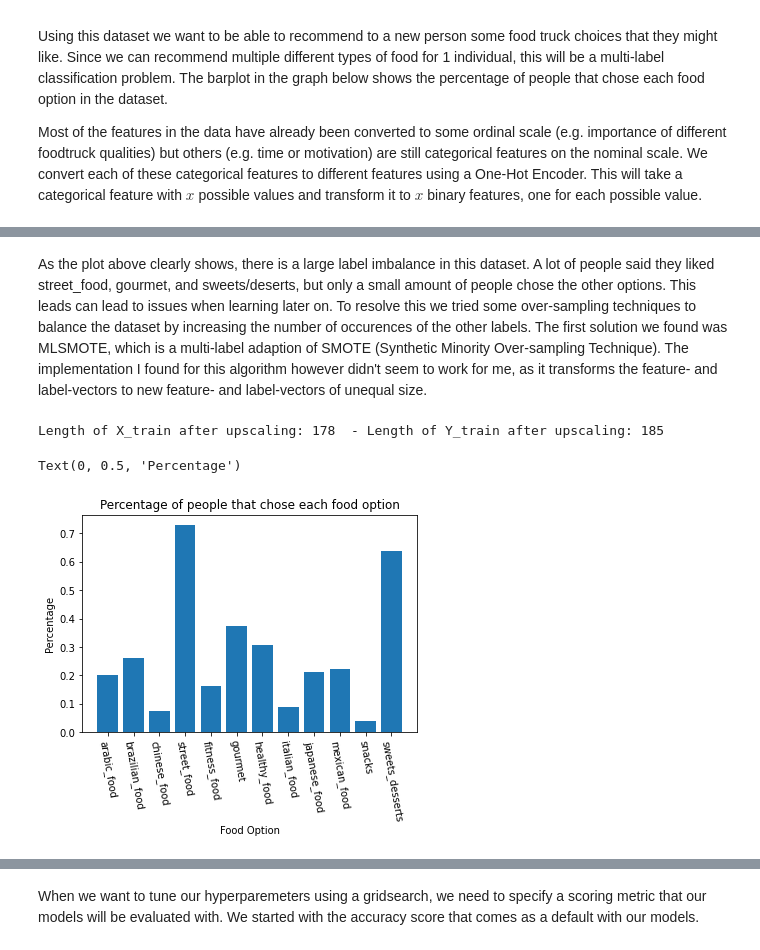
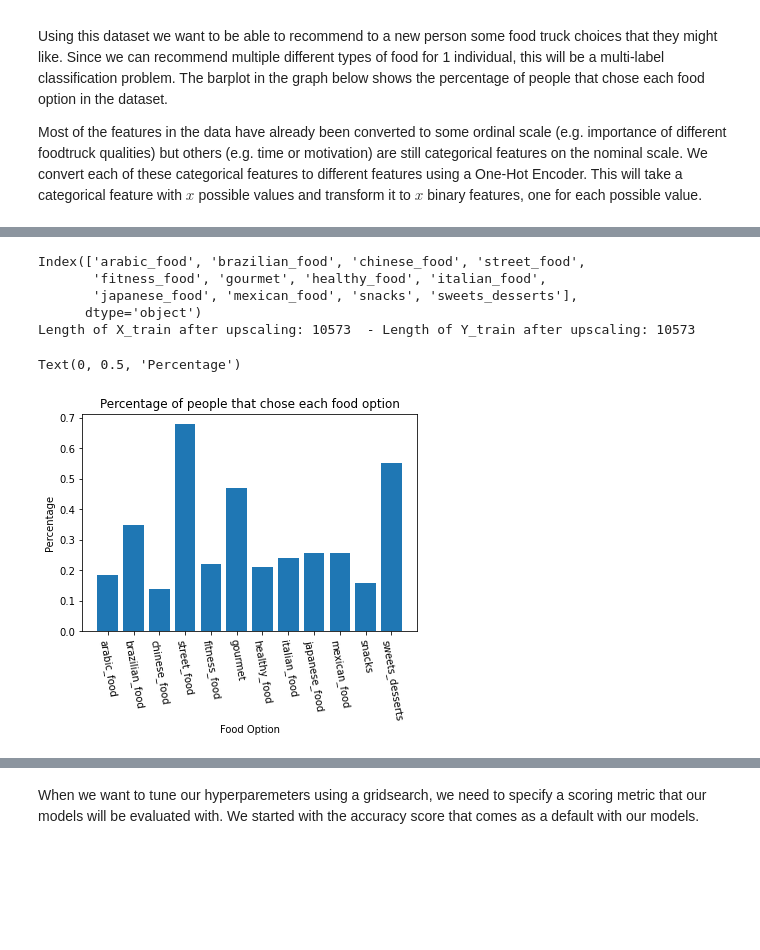
Before and after one commit to OlivierDelattre/SFoML_project, a Jupyter notebook: project.ipynb, the cells around one changed output, grey strips where cells are left out. Saved outputs shown, nothing was run; the diff lists cells and outputs as text; code cells hidden in the pictures; blank space fills up the shorter version.

```diff
--- a/project.ipynb
+++ b/project.ipynb
@@ -1294,10 +1286,10 @@ preprocessor = ColumnTransformer(
     remainder='passthrough'
     )
 
-X_trans = preprocessor.fit_transform(X, Y)
+X_trans = pd.DataFrame(preprocessor.fit_transform(X, Y))
 Y_trans = Y
-X_train, X_test, Y_train, Y_test = train_test_split(X_trans, Y_trans, test_size=0.2, random_state=3)
+X_train, X_test, Y_train, Y_test = train_test_split(X_trans, Y_trans, test_size=0.2, random_state=3, shuffle=False)
 X_train = pd.DataFrame(X_train)
 Y_train = pd.DataFrame(Y_train)
-print(X_train.head())
+#print(X_train.head())
 # %% [output]
@@ -1319,21 +1296,51 @@ print(X_train.head())
 [figure]
-# %% [markdown]
-As the plot above clearly shows, there is a large label imbalance in this dataset. A lot of people said they liked street_food, gourmet, and sweets/deserts, but only a small amount of people chose the other options. This leads can lead to issues when learning later on. To resolve this we tried some over-sampling techniques to balance the dataset by increasing the number of occurences of the other labels. The first solution we found was MLSMOTE, which is a multi-label adaption of SMOTE (Synthetic Minority Over-sampling Technique). The implementation I found for this algorithm however didn't seem to work for me, as it transforms the feature- and label-vectors to new feature- and label-vectors of unequal size.
 # %%
-from MLSMOTE import mlsmote
+from sklearn.utils import resample
 
-X_sub, Y_sub = mlsmote.get_minority_instace(pd.DataFrame(X_train), pd.DataFrame(Y_train))
-X_resampled, Y_resampled = mlsmote.MLSMOTE(X_sub, Y_sub, 100)
+def calculate_powerlabel(classes, y):
+    idx = 1
+    powerlabel = 0
+    for i in range(classes):
+        powerlabel += y[classes-(i+1)] * idx
+        idx = idx * 2
+    return powerlabel
 
+def balance_multilabel_dataset(synthetic_data_x, synthetic_data_y, classes):
+    synthetic_data_y['powerlabel'] = synthetic_data_y.apply(lambda x : calculate_powerlabel(classes, x),axis=1)
+    synthetic_data = pd.concat([synthetic_data_x, synthetic_data_y], axis=1)
+    powercount = {}
+    powerlabels = np.unique(synthetic_data['powerlabel'])
+    for p in powerlabels:
+        powercount[p] = np.count_nonzero(synthetic_data['powerlabel']==p)
+    maxcount = np.max(list(powercount.values()))
+    for p in powerlabels:
+        pc = powercount[p]
+        if pc < maxcount:
+            minority_upsampled = resample(synthetic_data[synthetic_data['powerlabel']==p], replace=True, n_samples=maxcount, random_state=123)
+            synthetic_data = pd.concat([synthetic_data[synthetic_data['powerlabel']!=p], minority_upsampled])
+
+    synthetic_data = synthetic_data.sample(frac=1).reset_index(drop=True)
+    synthetic_data_x = synthetic_data.iloc[:,:-(classes+1)]
+    synthetic_data_y = synthetic_data.iloc[:,len(synthetic_data_x.columns):-1]
+
+    return synthetic_data_x, synthetic_data_y
+
+X_resampled, Y_resampled = balance_multilabel_dataset(pd.DataFrame(X_train).copy(), pd.DataFrame(Y_train).copy(), 12)
+X_resampled, Y_resampled = pd.DataFrame(X_resampled), pd.DataFrame(Y_resampled)
+print(Y_resampled.columns)
 print("Length of X_train after upscaling:", len(X_resampled), " - Length of Y_train after upscaling:", len(Y_resampled))
 fig, ax = plt.subplots(1,1)
 barplt = ax.bar(labels, [Y_resampled[label].to_numpy().sum()/len(Y_resampled) for label in labels])
 ax.set_xticks(range(len(labels)))
 ax.set_xticklabels(labels, rotation=-80)
 ax.set_title("Percentage of people that chose each food option")
 ax.set_xlabel("Food Option")
 ax.set_ylabel("Percentage")
 # %% [output]
-Length of X_train after upscaling: 178  - Length of Y_train after upscaling: 185
+Index(['arabic_food', 'brazilian_food', 'chinese_food', 'street_food',
+       'fitness_food', 'gourmet', 'healthy_food', 'italian_food',
+       'japanese_food', 'mexican_food', 'snacks', 'sweets_desserts'],
+      dtype='object')
+Length of X_train after upscaling: 10573  - Length of Y_train after upscaling: 10573
 Text(0, 0.5, 'Percentage')
-[figure, old version]
+[figure, new version]
```
Also changed, not shown: parts of 22 cells of this notebook.
